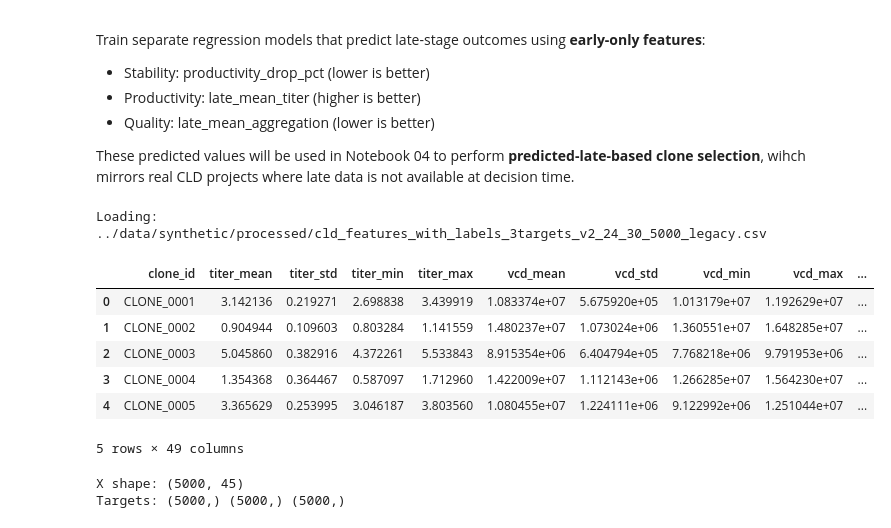
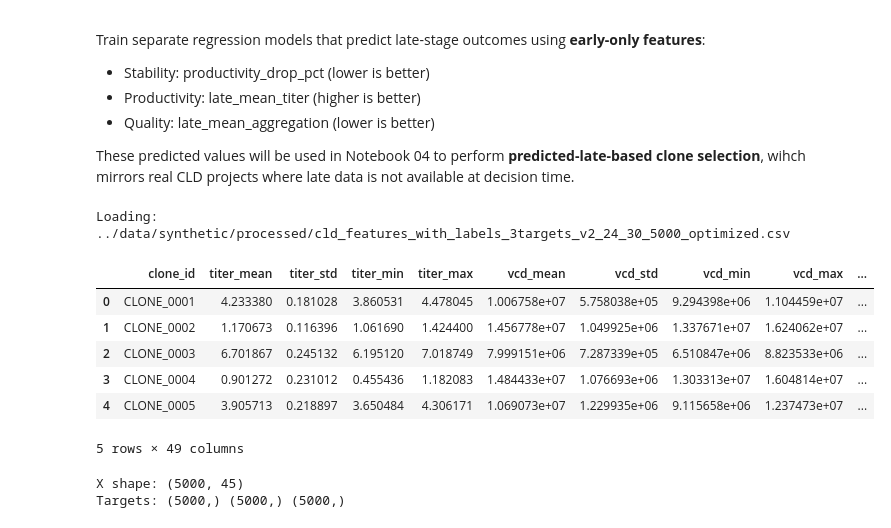
Before and after one commit to Sanghee-L/CLD_ML_PIPELINE, a Jupyter notebook: notebooks/03b_multitarget_models.ipynb, the cells around one changed output. Saved outputs shown, nothing was run; the diff lists cells and outputs as text; code cells hidden in the pictures.

Commit message:
update notebook 03b code for optimized version

```diff
--- a/notebooks/03b_multitarget_models.ipynb
+++ b/notebooks/03b_multitarget_models.ipynb
@@ -20,21 +20,21 @@ from sklearn.ensemble import RandomForestRegressor
 from sklearn.metrics import mean_absolute_error, r2_score
 # %%
 
-scenario = "legacy"  # or "legacy"
+scenario = "optimized"  # "legacy" or "optimized"
 
 DATA_PATH = Path("../data/synthetic/processed") / f"cld_features_with_labels_3targets_v2_24_30_5000_{scenario}.csv"
 print("Loading:", DATA_PATH)
 
 df = pd.read_csv(DATA_PATH)
 df.head()
 # %% [output]
-Loading: ../data/synthetic/processed/cld_features_with_labels_3targets_v2_24_30_5000_legacy.csv
+Loading: ../data/synthetic/processed/cld_features_with_labels_3targets_v2_24_30_5000_optimized.csv
 |  | clone_id | titer_mean | titer_std | titer_min | titer_max | vcd_mean | vcd_std | vcd_min | vcd_max | ... |
-| 0 | CLONE_0001 | 3.142136 | 0.219271 | 2.698838 | 3.439919 | 1.083374e+07 | 5.675920e+05 | 1.013179e+07 | 1.192629e+07 | ... |
-| 1 | CLONE_0002 | 0.904944 | 0.109603 | 0.803284 | 1.141559 | 1.480237e+07 | 1.073024e+06 | 1.360551e+07 | 1.648285e+07 | ... |
-| 2 | CLONE_0003 | 5.045860 | 0.382916 | 4.372261 | 5.533843 | 8.915354e+06 | 6.404794e+05 | 7.768218e+06 | 9.791953e+06 | ... |
-| 3 | CLONE_0004 | 1.354368 | 0.364467 | 0.587097 | 1.712960 | 1.422009e+07 | 1.112143e+06 | 1.266285e+07 | 1.564230e+07 | ... |
-| 4 | CLONE_0005 | 3.365629 | 0.253995 | 3.046187 | 3.803560 | 1.080455e+07 | 1.224111e+06 | 9.122992e+06 | 1.251044e+07 | ... |
+| 0 | CLONE_0001 | 4.233380 | 0.181028 | 3.860531 | 4.478045 | 1.006758e+07 | 5.758038e+05 | 9.294398e+06 | 1.104459e+07 | ... |
+| 1 | CLONE_0002 | 1.170673 | 0.116396 | 1.061690 | 1.424400 | 1.456778e+07 | 1.049925e+06 | 1.337671e+07 | 1.624062e+07 | ... |
+| 2 | CLONE_0003 | 6.701867 | 0.245132 | 6.195120 | 7.018749 | 7.999151e+06 | 7.287339e+05 | 6.510847e+06 | 8.823533e+06 | ... |
+| 3 | CLONE_0004 | 0.901272 | 0.231012 | 0.455436 | 1.182083 | 1.484433e+07 | 1.076693e+06 | 1.303313e+07 | 1.604814e+07 | ... |
+| 4 | CLONE_0005 | 3.905713 | 0.218897 | 3.650484 | 4.306171 | 1.069073e+07 | 1.229935e+06 | 9.115658e+06 | 1.237473e+07 | ... |
 5 rows × 49 columns
 # %%
 # Prepare X and 3 targets
```
Also changed, not shown: parts of 23 cells of this notebook.
